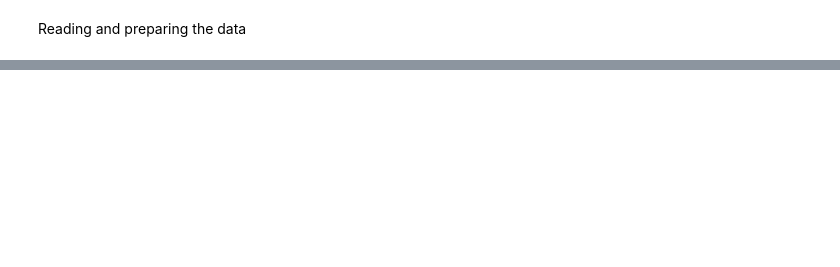
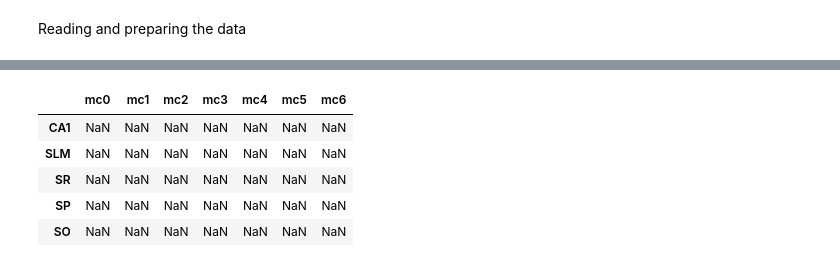
Before and after one commit to BlueBrain/MOOC-hippocampus-network-simulation-2019, a Jupyter notebook: notebooks/density_analysis.ipynb, the cells around one changed output, grey strips where cells are left out. Saved outputs shown, nothing was run; the diff lists cells and outputs as text; code cells hidden in the pictures; blank space fills up the shorter version.

```diff
--- a/notebooks/density_analysis.ipynb
+++ b/notebooks/density_analysis.ipynb
@@ -162,0 +26,5 @@ Here we ...
+# %%
+br_data, br_metadata = nrrd.read(Path(atlas_directory, "brain_regions.nrrd"))
+
+# hierarchy contains the region hierarchy: 01 -> [mc0->[mc0;SO, mc0;SP, ...], mc1-> [mc1;SO, mc1;SP, ...], ...]
+hierarchy = json.load(open(Path(atlas_directory, "hierarchy.json")))
@@ -162,0 +58,9 @@ Here we ...
+# %%
+df
+# %% [output]
+|  | mc0 | mc1 | mc2 | mc3 | mc4 | mc5 | mc6 |
+| CA1 | NaN | NaN | NaN | NaN | NaN | NaN | NaN |
+| SLM | NaN | NaN | NaN | NaN | NaN | NaN | NaN |
+| SR | NaN | NaN | NaN | NaN | NaN | NaN | NaN |
+| SP | NaN | NaN | NaN | NaN | NaN | NaN | NaN |
+| SO | NaN | NaN | NaN | NaN | NaN | NaN | NaN |
```
Also changed, not shown: parts of 43 cells of this notebook, 6 other files.
